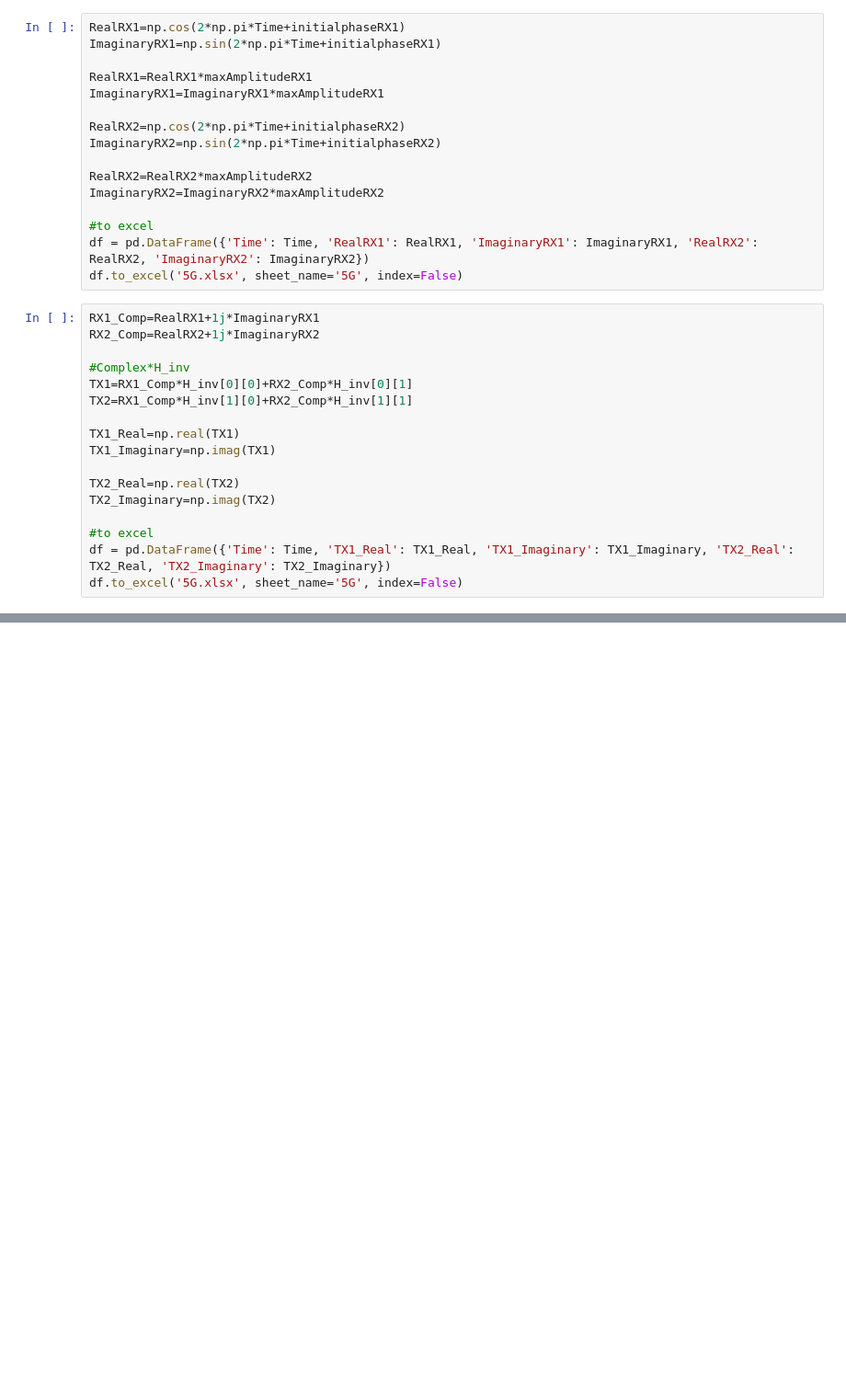
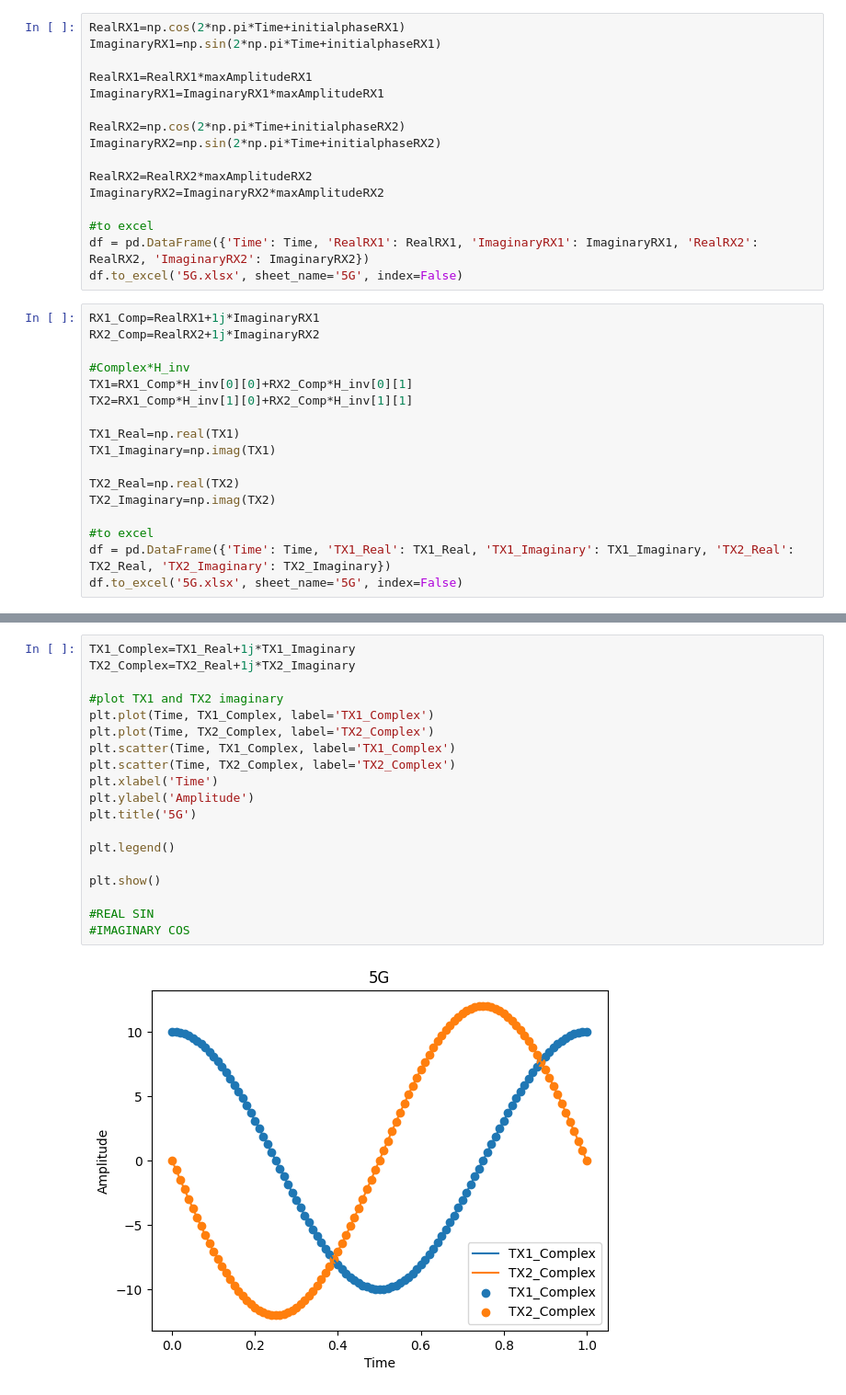
Before and after one commit to AKKatung159/City-webpage, a Jupyter notebook: 5G/5G.ipynb, the cells around one changed output, grey strips where cells are left out. Shown at 92% size. Saved outputs shown, nothing was run; the diff lists cells and outputs as text; blank space fills up the shorter version.

```diff
--- a/5G/5G.ipynb
+++ b/5G/5G.ipynb
@@ -115,0 +117,21 @@ Max Amplitude of TX2_Real:  2.829895293818686
+# %%
+TX1_Complex=TX1_Real+1j*TX1_Imaginary
+TX2_Complex=TX2_Real+1j*TX2_Imaginary
+
+#plot TX1 and TX2 imaginary
+plt.plot(Time, TX1_Complex, label='TX1_Complex')
+plt.plot(Time, TX2_Complex, label='TX2_Complex')
+plt.scatter(Time, TX1_Complex, label='TX1_Complex')
+plt.scatter(Time, TX2_Complex, label='TX2_Complex')
+plt.xlabel('Time')
+plt.ylabel('Amplitude')
+plt.title('5G')
+
+plt.legend()
+
+plt.show()
+
+#REAL SIN
+#IMAGINARY COS
+# %% [output]
+[figure, added]
```
Also changed, not shown: parts of 7 cells of this notebook, 2 other files.
